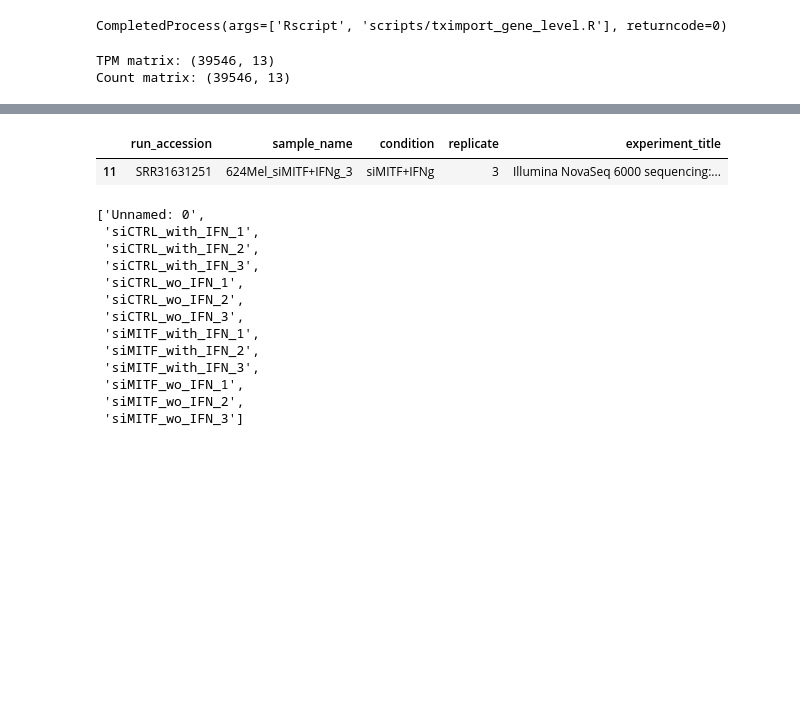
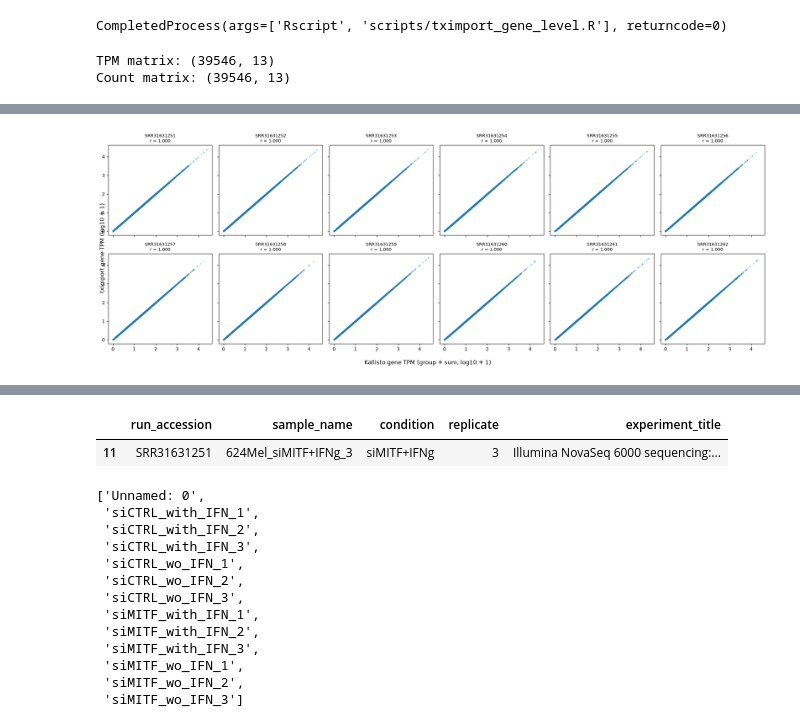
Before and after one commit to SvavaDa/GSE283655_project, a Jupyter notebook: GSE283655-simplified-data.ipynb, the cells around one changed output, grey strips where cells are left out. Saved outputs shown, nothing was run; the diff lists cells and outputs as text; code cells hidden in the pictures; blank space fills up the shorter version.

```diff
--- a/GSE283655-simplified-data.ipynb
+++ b/GSE283655-simplified-data.ipynb
@@ -562,0 +617,71 @@ Count matrix: (39546, 13)
+# %%
+fig, axes = plt.subplots(
+    2, 6,
+    figsize=(20, 7),
+    sharex=True,
+    sharey=True
+)
+
+axes = axes.flatten()
+
+# Make comparable gene IDs by removing Ensembl version numbers
+groupsum = gene_all_tmp_groupsum.copy()
+tximport = gene_tpm_all.copy()
+
+groupsum["gene_id_clean"] = groupsum["gene_id"].str.replace(
+    r"\.[0-9]+$", "", regex=True
+)
+
+tximport["gene_id_clean"] = tximport["gene_id"].str.replace(
+    r"\.[0-9]+$", "", regex=True
+)
+
+sample_columns = [
+    col for col in tximport.columns
+    if col not in ["gene_id", "gene_id_clean"]
+]
+
+for ax, sample in zip(axes, sample_columns):
+
+    comparison = groupsum[
+        ["gene_id_clean", sample]
+    ].merge(
+        tximport[
+            ["gene_id_clean", sample]
+        ],
+        on="gene_id_clean",
+        how="inner",
+        suffixes=("_groupsum", "_tximport")
+    )
+
+    x = np.log10(comparison[f"{sample}_groupsum"] + 1)
+    y = np.log10(comparison[f"{sample}_tximport"] + 1)
+
+    corr = np.corrcoef(x, y)[0, 1]
+
+    ax.scatter(
+        x,
+        y,
+        alpha=0.2,
+        s=5
+    )
+
+    ax.set_title(
+        f"{sample}\nr = {corr:.3f}",
+        fontsize=9
+    )
+
+fig.supxlabel("Kallisto gene TPM (group + sum, log10 + 1)")
+fig.supylabel("tximport gene TPM (log10 + 1)")
+
+plt.tight_layout()
+
+plt.savefig(
+    "results/TPM_groupsum_vs_tximport_all_12_samples.png",
+    dpi=300,
+    bbox_inches="tight"
+)
+
+plt.show()
+# %% [output]
+[figure, added]
```
Also changed, not shown: parts of 16 cells of this notebook.
